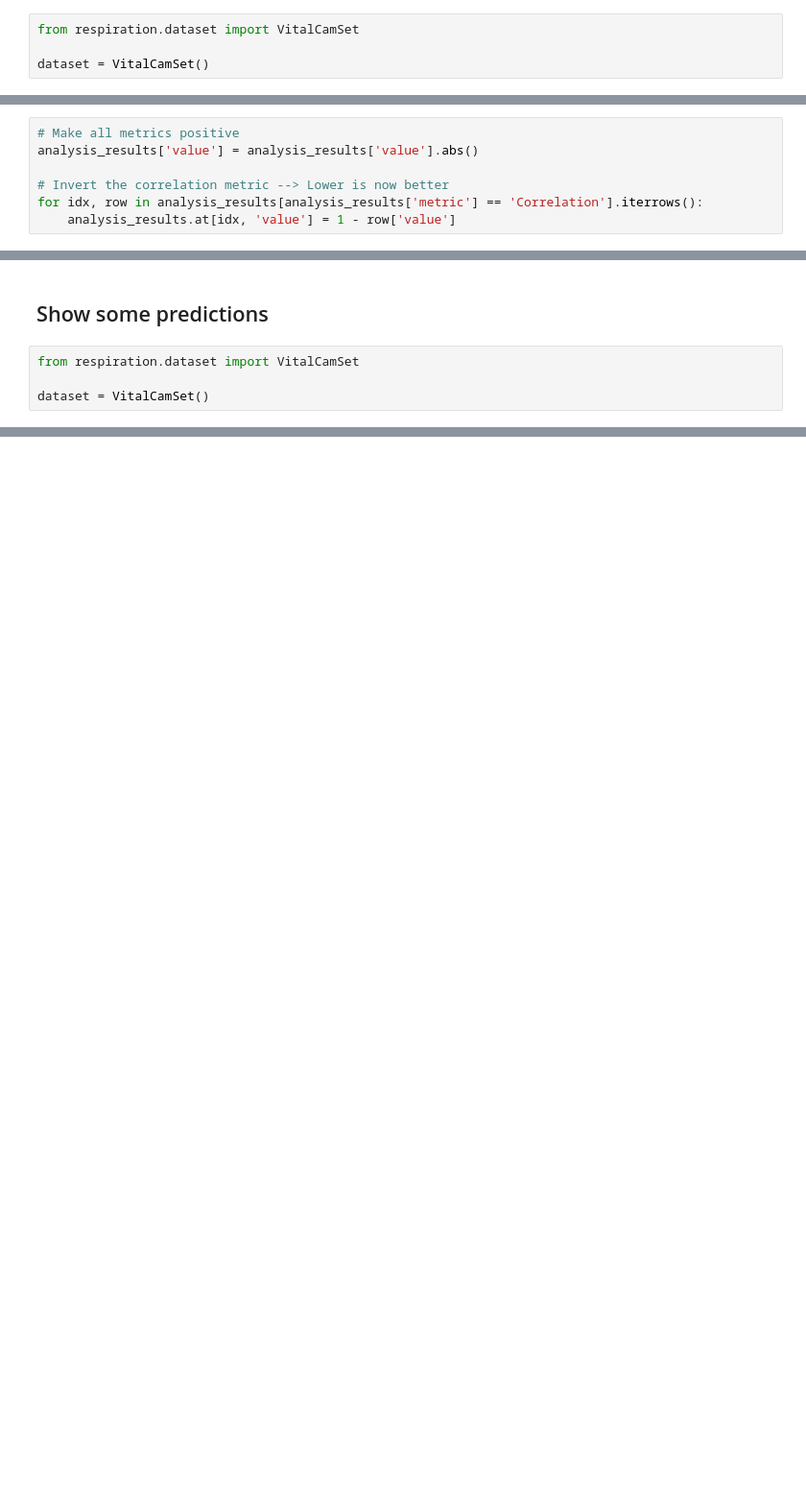
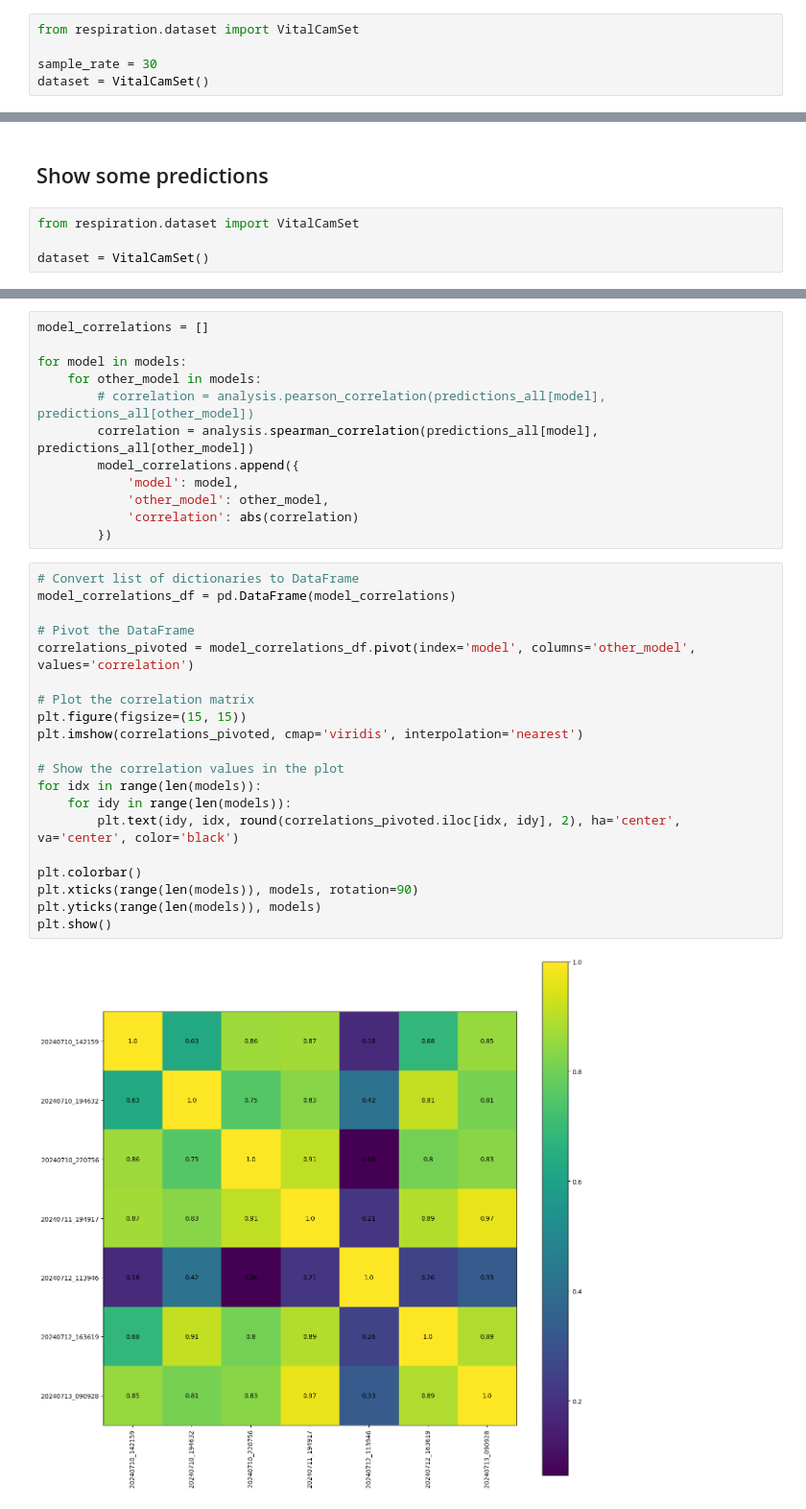
Before and after one commit to pzierahn/respiration, a Jupyter notebook: notebooks/03-Analysis/face_transfomer.ipynb, the cells around one changed output, grey strips where cells are left out. Shown: that part at 96% size. Cells and saved outputs as stored; diff of their text form; blank space fills up the shorter version.

```diff
--- a/notebooks/03-Analysis/face_transfomer.ipynb
+++ b/notebooks/03-Analysis/face_transfomer.ipynb
@@ -16,6 +23,7 @@ predictions.head()
 # %%
 from respiration.dataset import VitalCamSet
 
+sample_rate = 30
 dataset = VitalCamSet()
 # %%
 import respiration.analysis as analysis
@@ -50,7 +72,0 @@ analysis_results
-# %%
-# Make all metrics positive
-analysis_results['value'] = analysis_results['value'].abs()
-
-# Invert the correlation metric --> Lower is now better
-for idx, row in analysis_results[analysis_results['metric'] == 'Correlation'].iterrows():
-    analysis_results.at[idx, 'value'] = 1 - row['value']
@@ -135,0 +140,34 @@ plt.show()
+# %%
+model_correlations = []
+
+for model in models:
+    for other_model in models:
+        # correlation = analysis.pearson_correlation(predictions_all[model], predictions_all[other_model])
+        correlation = analysis.spearman_correlation(predictions_all[model], predictions_all[other_model])
+        model_correlations.append({
+            'model': model,
+            'other_model': other_model,
+            'correlation': abs(correlation)
+        })
+# %%
+# Convert list of dictionaries to DataFrame
+model_correlations_df = pd.DataFrame(model_correlations)
+
+# Pivot the DataFrame
+correlations_pivoted = model_correlations_df.pivot(index='model', columns='other_model', values='correlation')
+
+# Plot the correlation matrix
+plt.figure(figsize=(15, 15))
+plt.imshow(correlations_pivoted, cmap='viridis', interpolation='nearest')
+
+# Show the correlation values in the plot
+for idx in range(len(models)):
+    for idy in range(len(models)):
+        plt.text(idy, idx, round(correlations_pivoted.iloc[idx, idy], 2), ha='center', va='center', color='black')
+
+plt.colorbar()
+plt.xticks(range(len(models)), models, rotation=90)
+plt.yticks(range(len(models)), models)
+plt.show()
+# %% [output]
+[figure, added]
```
Also changed, not shown: parts of 12 cells of this notebook.
